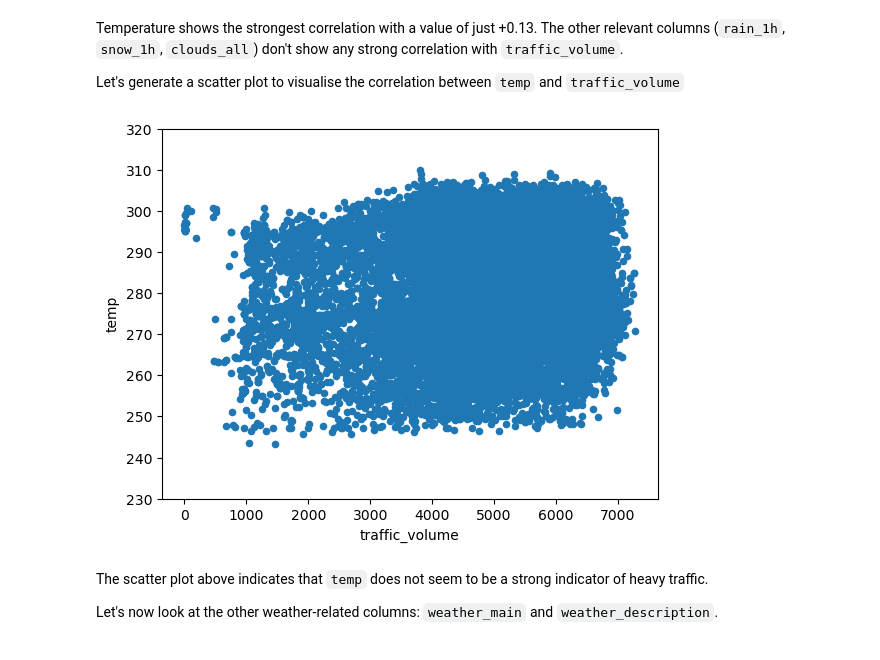
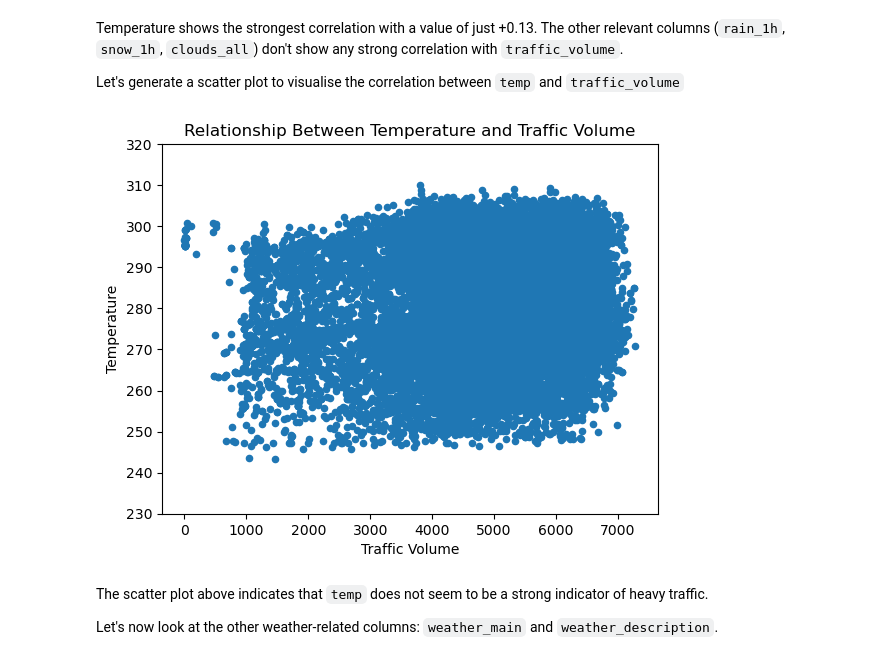
Before and after one commit to amcl11/traffic_data_analysis, a Jupyter notebook: traffic_analysis.ipynb, the cells around one changed output. Cells and saved outputs as stored; diff of their text form; code cells hidden in the pictures.

```diff
--- a/traffic_analysis.ipynb
+++ b/traffic_analysis.ipynb
@@ -336,9 +341,12 @@ Let's generate a scatter plot to visualise the correlation between `temp` and `t
 # %%
 day.plot.scatter('traffic_volume', 'temp')
 plt.ylim(230, 320) # two wrong temperatures mess up the y-axis
+plt.title('Relationship Between Temperature and Traffic Volume')
+plt.ylabel('Temperature')
+plt.xlabel('Traffic Volume')
 plt.show()
 # %% [output]
-[figure, old version]
+[figure, new version]
 # %% [markdown]
 The scatter plot above indicates that `temp` does not seem to be a strong indicator of heavy traffic.
 
```
Also changed, not shown: parts of 15 cells of this notebook, 9 other files.
